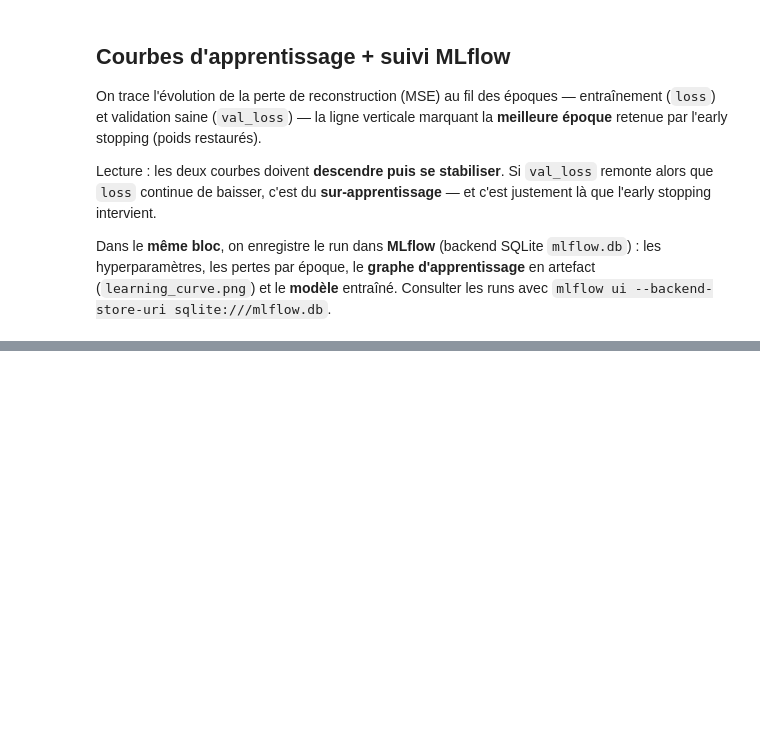
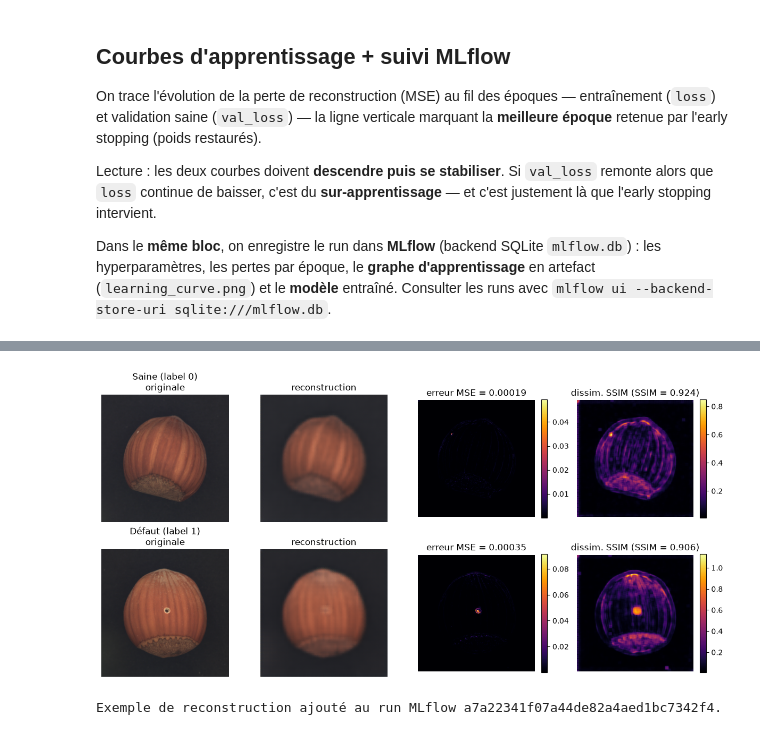
Before and after one commit to aurelien-V03/incidents-indus-ia, a Jupyter notebook: nuts_deep_lurning.ipynb, the cells around one changed output, grey strips where cells are left out. Cells and saved outputs as stored; diff of their text form; code cells hidden in the pictures; blank space fills up the shorter version.

```diff
--- a/nuts_deep_lurning.ipynb
+++ b/nuts_deep_lurning.ipynb
@@ -473,0 +463,51 @@ UI : mlflow ui --backend-store-uri sqlite:///mlflow.db
+# %%
+import matplotlib.pyplot as plt
+import mlflow
+from skimage.metrics import structural_similarity
+
+# Un exemple sain et un exemple défectueux du jeu de test
+idx_good = int(np.where(y_test == 0)[0][0])
+idx_defect = int(np.where(y_test == 1)[0][0])
+examples = [("Saine (label 0)", idx_good), ("Défaut (label 1)", idx_defect)]
+
+fig, axes = plt.subplots(len(examples), 4, figsize=(12, 3 * len(examples)))
+
+for row, (label, idx) in enumerate(examples):
+    original = X_test[idx]
+    recon = autoencoder.predict(original[None, ...], verbose=0)[0]   # reconstruction (256, 256, 3)
+
+    # MSE : erreur pixel à pixel (plus c'est haut, plus c'est anormal)
+    error_map = np.mean((original - recon) ** 2, axis=-1)            # MSE par pixel
+    mse = float(error_map.mean())                                    # MSE de l'image
+
+    # SSIM : similarité structurelle dans [-1, 1] (1 = identique). On récupère aussi la carte locale.
+    ssim, ssim_map = structural_similarity(
+        original, recon, channel_axis=-1, data_range=1.0, full=True
+    )
+    dissim_map = 1.0 - ssim_map.mean(axis=-1)                        # dissimilarité (haut = anormal)
+
+    axes[row][0].imshow(original)
+    axes[row][0].set_title(f"{label}\noriginale")
+    axes[row][1].imshow(recon)
+    axes[row][1].set_title("reconstruction")
+    im_mse = axes[row][2].imshow(error_map, cmap="inferno")
+    axes[row][2].set_title(f"erreur MSE = {mse:.5f}")
+    im_ssim = axes[row][3].imshow(dissim_map, cmap="inferno")
+    axes[row][3].set_title(f"dissim. SSIM (SSIM = {ssim:.3f})")
+    for ax in axes[row]:
+        ax.axis("off")
+    fig.colorbar(im_mse, ax=axes[row][2], fraction=0.046)
+    fig.colorbar(im_ssim, ax=axes[row][3], fraction=0.046)
+
+plt.tight_layout()
+plt.show()
+
+# Log de l'exemple de reconstruction dans le MÊME run MLflow que la courbe d'apprentissage
+mlflow.set_tracking_uri(MLFLOW_TRACKING_URI)
+with mlflow.start_run(run_id=RUN_ID):
+    mlflow.log_figure(fig, "reconstruction_examples.png")
+
+print(f"Exemple de reconstruction ajouté au run MLflow {RUN_ID}.")
+# %% [output]
+[figure, added]
+Exemple de reconstruction ajouté au run MLflow a7a22341f07a44de82a4aed1bc7342f4.
```
Also changed, not shown: parts of 3 cells of this notebook, 1 other file.
